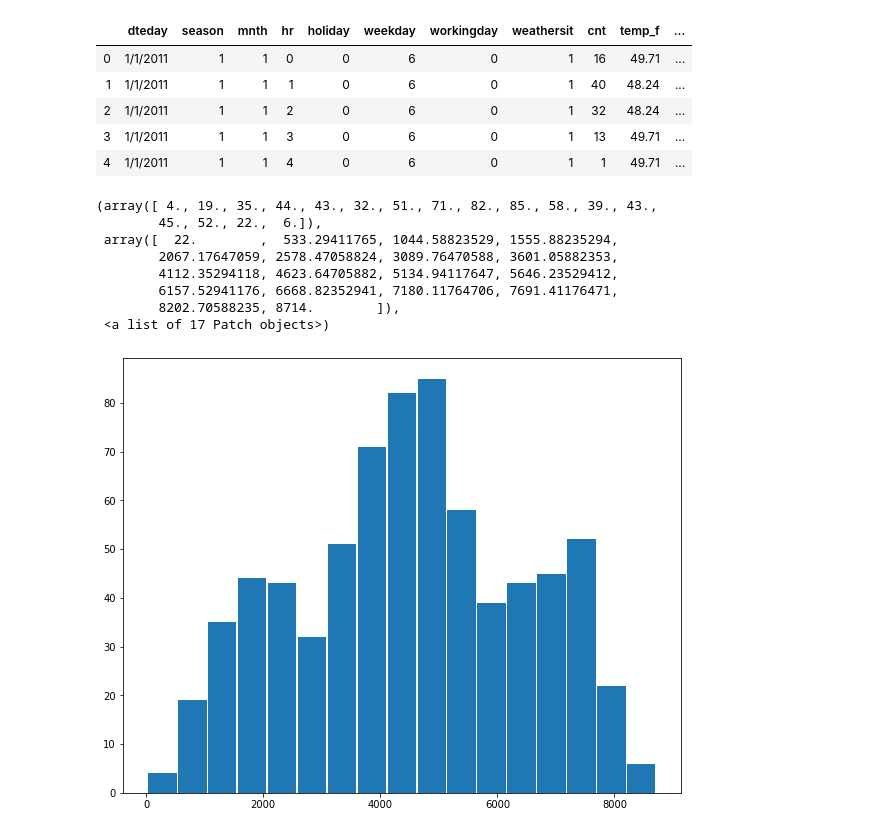
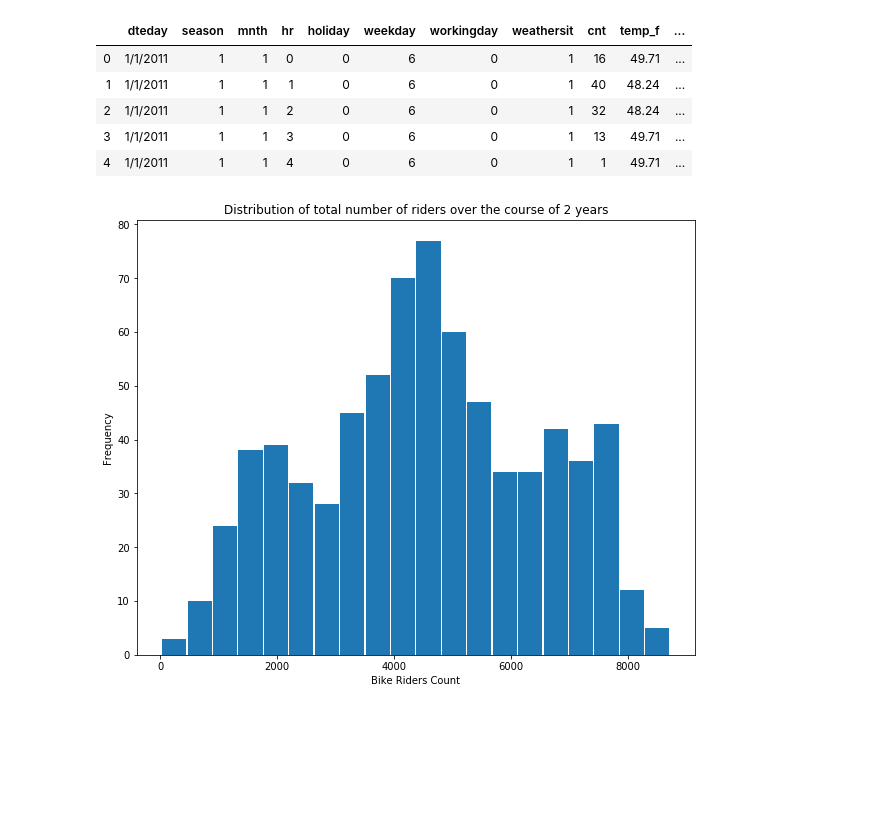
Before and after one commit to Sasmita28/Bike-Share-Analysis, a Jupyter notebook: project_one_bike_sharing_sm.ipynb, the cells around one changed output. Drawn from its saved outputs; the diff is of its cells as text; code cells hidden in the pictures; blank space fills up the shorter version.

Commit message:
added some plots

```diff
--- a/project_one_bike_sharing_sm.ipynb
+++ b/project_one_bike_sharing_sm.ipynb
@@ -108,15 +110,11 @@ bike_data.head()
 # %%
 plt.subplots(figsize = (10,8))
 count_per_day = bike_data.groupby('dteday')['cnt'].sum()
 count_per_day = pd.DataFrame(count_per_day)
-plt.hist(count_per_day['cnt'],bins = 17,rwidth=0.95)
+plt.hist(count_per_day['cnt'],bins = 20,rwidth=0.95)
+plt.xlabel("Bike Riders Count")
+plt.ylabel("Frequency")
+plt.title("Distribution of total number of riders over the course of 2 years")
+plt.savefig('analysis_result/bike_riders_count_distribution.png')
 # %% [output]
-(array([ 4., 19., 35., 44., 43., 32., 51., 71., 82., 85., 58., 39., 43.,
-        45., 52., 22.,  6.]),
- array([  22.        ,  533.29411765, 1044.58823529, 1555.88235294,
-        2067.17647059, 2578.47058824, 3089.76470588, 3601.05882353,
-        4112.35294118, 4623.64705882, 5134.94117647, 5646.23529412,
-        6157.52941176, 6668.82352941, 7180.11764706, 7691.41176471,
-        8202.70588235, 8714.        ]),
- <a list of 17 Patch objects>)
-[figure, old version]
+[figure, new version]
```
Also changed, not shown: parts of 6 cells of this notebook.
